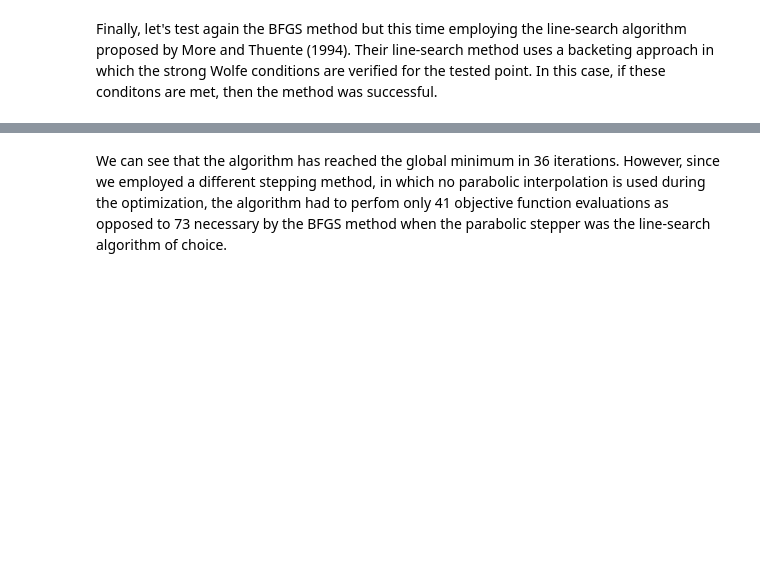
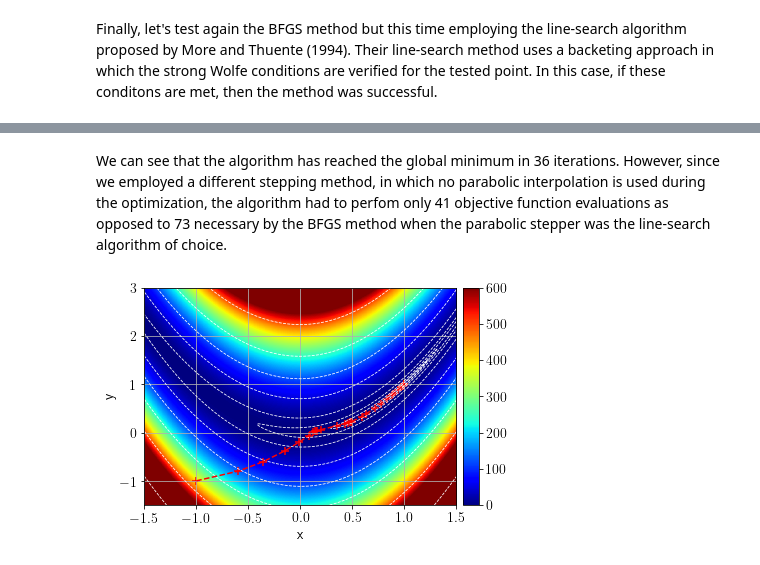
Before and after one commit to fpicetti/occamypy, a Jupyter notebook: tutorials/Rosenbrock.ipynb, the cells around one changed output, grey strips where cells are left out. Saved outputs shown, nothing was run; the diff lists cells and outputs as text; code cells hidden in the pictures; blank space fills up the shorter version.

```diff
--- a/tutorials/Rosenbrock.ipynb
+++ b/tutorials/Rosenbrock.ipynb
@@ -218,13 +286,13 @@ ax.set_aspect('auto')
 # %% [markdown]
 Finally, let's test again the BFGS method but this time employing the line-search algorithm proposed by More and Thuente (1994). Their line-search method uses a backeting approach in which the strong Wolfe conditions are verified for the tested point. In this case, if these conditons are met, then the method was successful.
 # %%
-BFGSsolver = LBFGS(Stop)
-Ros_prob = Rosenbrock_prblm(x_init,y_init) #Resetting the problem
-BFGSsolver.setDefaults(save_obj=True,save_model=True)
-BFGSsolver.run(Ros_prob,verbose=True)
+BFGSsolver = occamypy.LBFGS(Stop)
+Ros_prob = Rosenbrock(x_init, y_init) #Resetting the problem
+BFGSsolver.setDefaults(save_obj=True, save_model=True)
+BFGSsolver.run(Ros_prob, verbose=True)
 #Converting sampled points to arrays for plotting
 x_smpld=[]
 y_smpld=[]
-for iter in range(len(BFGSsolver.model)):
-    x_smpld.append(BFGSsolver.model[iter].getNdArray()[0])
-    y_smpld.append(BFGSsolver.model[iter].getNdArray()[1])
+for i in range(len(BFGSsolver.model)):
+    x_smpld.append(BFGSsolver.model[i].getNdArray()[0])
+    y_smpld.append(BFGSsolver.model[i].getNdArray()[1])
@@ -231,18 +317,25 @@ for iter in range(len(BFGSsolver.model)):
 # %% [markdown]
-We can see that the algorithm has reached the global minimum in 36 iterations. However, since we employed a different stepping method, in which no parabolic interpolation is used during the optimization, the algorithm had to perfom only 41 objective function evaluations as opposed to 73 necessary by the BFGS method when the parabolic stepper was the line-search algorithm of choice.
+We can see that the algorithm has reached the global minimum in 36 iterations.
+However, since we employed a different stepping method, in which no parabolic interpolation is used during the optimization, the algorithm had to perfom only 41 objective function evaluations as opposed to 73 necessary by the BFGS method when the parabolic stepper was the line-search algorithm of choice.
 # %%
-fig,ax=plt.subplots()
-# im=plt.imshow(obj_ros_np.T,cmap='jet',vmin=0.0,vmax=600,extent=[-1.5,1.5,-1.0,3.0])
-plt.scatter(x_smpld,y_smpld,color='red',s=50,marker="+")
-plt.plot(x_smpld,y_smpld,"--",color='red')
-im=plt.imshow(obj_ros_np.T,cmap='jet',vmin=0.0,vmax=600,extent=[1.5,-1.5,-1.5,3.0])
+fig, ax = plt.subplots()
+plt.scatter(x_smpld, y_smpld, color='red', s=50, marker="+")
+plt.plot(x_smpld, y_smpld, "--", color='red')
+im = plt.imshow(obj_ros_np.T, cmap='jet',
+                vmin=0.0, vmax=600, extent=[1.5,-1.5,-1.5,3.0])
 plt.xlabel("x")
 plt.ylabel("y")
 plt.grid()
-cs = plt.contour(obj_ros_np.T,levels=[0.05,0.1,0.5,2,10,50,125,250,500,1000],extent=[-1.5,1.5,3.0,-1.5],
-                 colors="white",linewidths=(0.8,),linestyles=('--'))
+cs = plt.contour(obj_ros_np.T,
+                 levels=[0.05,0.1,0.5,2,10,50,125,250,500,1000],
+                 extent=[-1.5,1.5,3.0,-1.5],
+                 colors="white",
+                 linewidths=(0.8,),
+                 linestyles='--')
 plt.gca().invert_xaxis()
 divider = make_axes_locatable(ax)
 cax = divider.append_axes("right", size="5%", pad=0.1)
 plt.colorbar(im, cax=cax)
 ax.set_aspect('auto')
+# %% [output]
+[figure, added]
```
Also changed, not shown: parts of 13 cells of this notebook, 10 other files.
